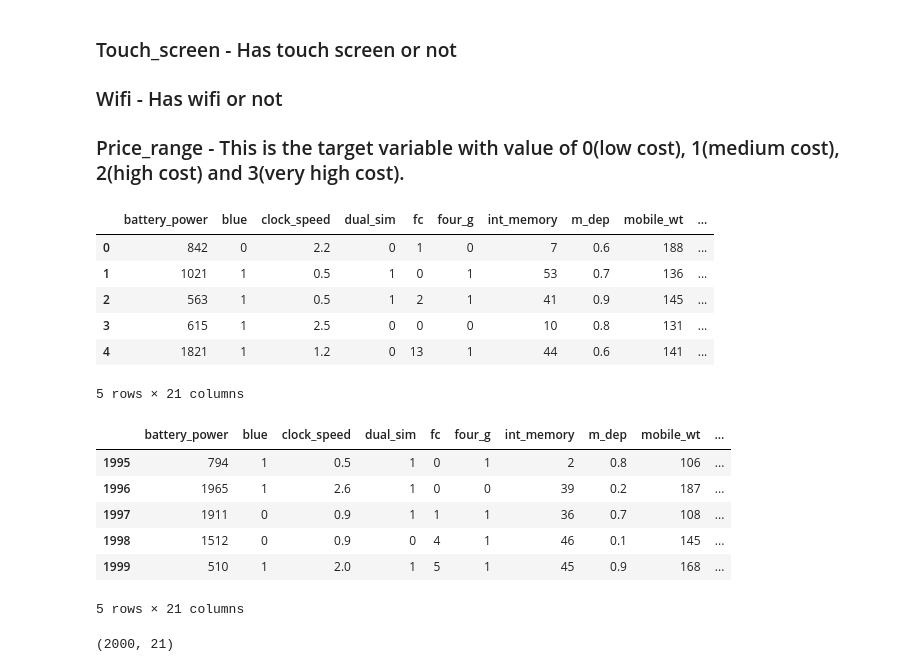
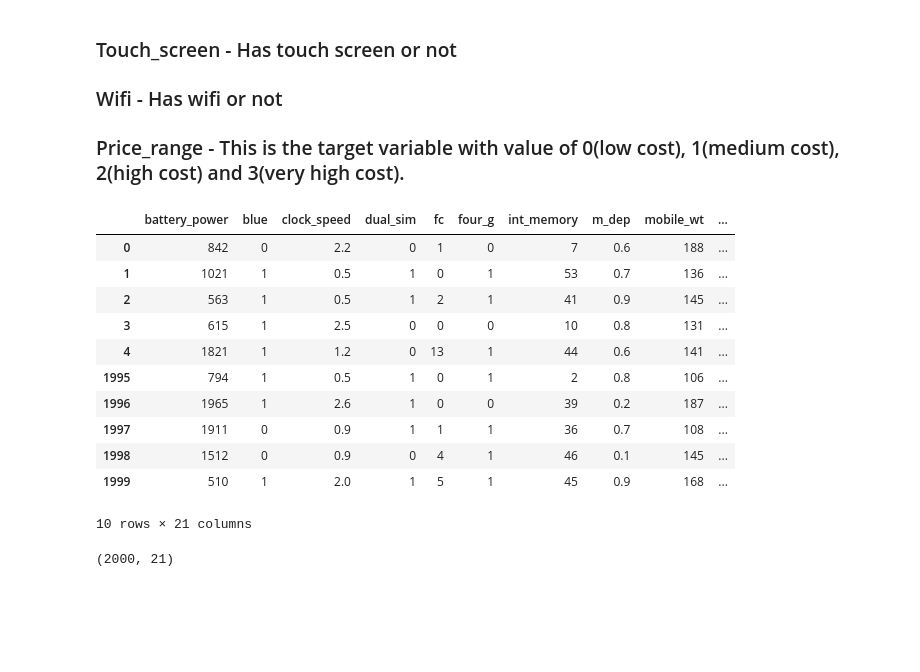
Before and after one commit to rahool010/Mobile-Price-Range-Prediction, a Jupyter notebook: Mobile_Price_Range_Prediction_Capstone_Project.ipynb, the cells around one changed output. Saved outputs shown, nothing was run; the diff lists cells and outputs as text; code cells hidden in the pictures; blank space fills up the shorter version.

```diff
--- a/Mobile_Price_Range_Prediction_Capstone_Project.ipynb
+++ b/Mobile_Price_Range_Prediction_Capstone_Project.ipynb
@@ -74,29 +74,23 @@ from sklearn import metrics
 from sklearn.metrics import accuracy_score, precision_score, recall_score, f1_score, confusion_matrix, classification_report
 # %%
 # Loading the dataset
-df = pd.read_csv("/content/drive/MyDrive/dataset/data_mobile_price_range.csv")
+df = pd.read_csv("/content/drive/MyDrive/Mobile Price Range Prediction - Rahul Shah/data_mobile_price_range.csv")
 # %%
-# checking first 5 observations
-df.head()
+# lets check the first 5 and last 5 observations
+df.head().append(df.tail())
 # %% [output]
 |  | battery_power | blue | clock_speed | dual_sim | fc | four_g | int_memory | m_dep | mobile_wt | ... |
 | 0 | 842 | 0 | 2.2 | 0 | 1 | 0 | 7 | 0.6 | 188 | ... |
 | 1 | 1021 | 1 | 0.5 | 1 | 0 | 1 | 53 | 0.7 | 136 | ... |
 | 2 | 563 | 1 | 0.5 | 1 | 2 | 1 | 41 | 0.9 | 145 | ... |
 | 3 | 615 | 1 | 2.5 | 0 | 0 | 0 | 10 | 0.8 | 131 | ... |
 | 4 | 1821 | 1 | 1.2 | 0 | 13 | 1 | 44 | 0.6 | 141 | ... |
+| 1995 | 794 | 1 | 0.5 | 1 | 0 | 1 | 2 | 0.8 | 106 | ... |
+| 1996 | 1965 | 1 | 2.6 | 1 | 0 | 0 | 39 | 0.2 | 187 | ... |
+| 1997 | 1911 | 0 | 0.9 | 1 | 1 | 1 | 36 | 0.7 | 108 | ... |
+| 1998 | 1512 | 0 | 0.9 | 0 | 4 | 1 | 46 | 0.1 | 145 | ... |
+| 1999 | 510 | 1 | 2.0 | 1 | 5 | 1 | 45 | 0.9 | 168 | ... |
-5 rows × 21 columns
+10 rows × 21 columns
-# %%
-# check last 5 observations
-df.tail()
-# %% [output]
-|  | battery_power | blue | clock_speed | dual_sim | fc | four_g | int_memory | m_dep | mobile_wt | ... |
-| 1995 | 794 | 1 | 0.5 | 1 | 0 | 1 | 2 | 0.8 | 106 | ... |
-| 1996 | 1965 | 1 | 2.6 | 1 | 0 | 0 | 39 | 0.2 | 187 | ... |
-| 1997 | 1911 | 0 | 0.9 | 1 | 1 | 1 | 36 | 0.7 | 108 | ... |
-| 1998 | 1512 | 0 | 0.9 | 0 | 4 | 1 | 46 | 0.1 | 145 | ... |
-| 1999 | 510 | 1 | 2.0 | 1 | 5 | 1 | 45 | 0.9 | 168 | ... |
-5 rows × 21 columns
 # %%
 # checking shape of dataset
 df.shape
```
Also changed, not shown: parts of 5 cells of this notebook.
